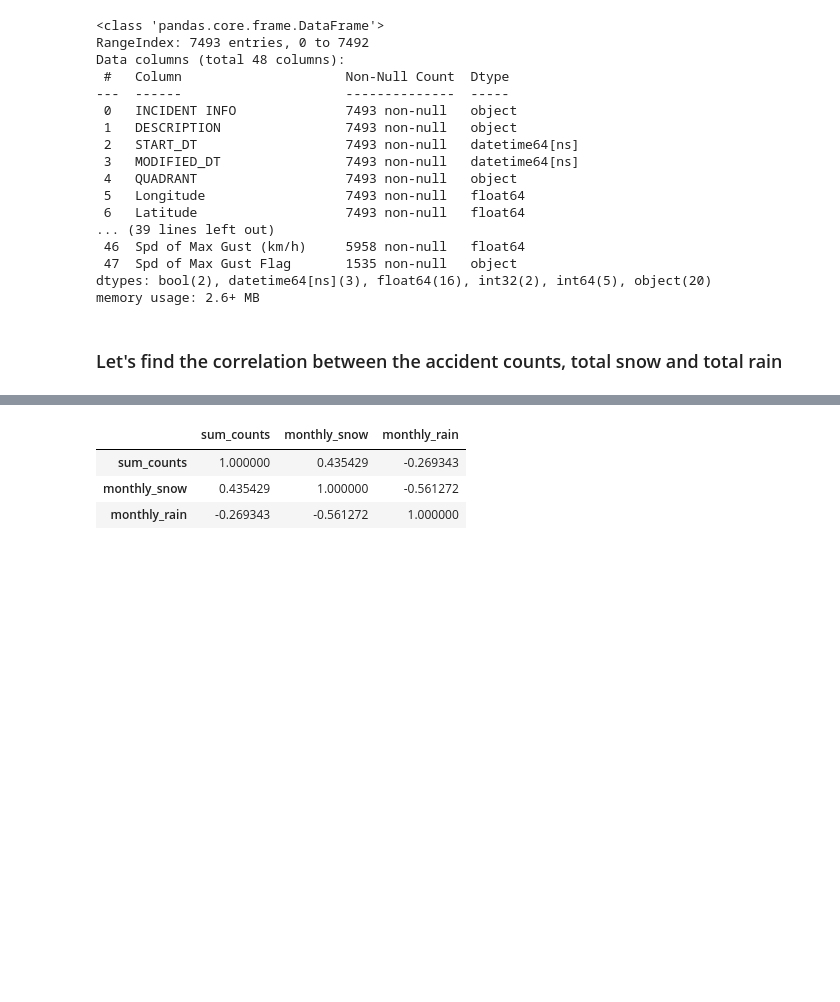
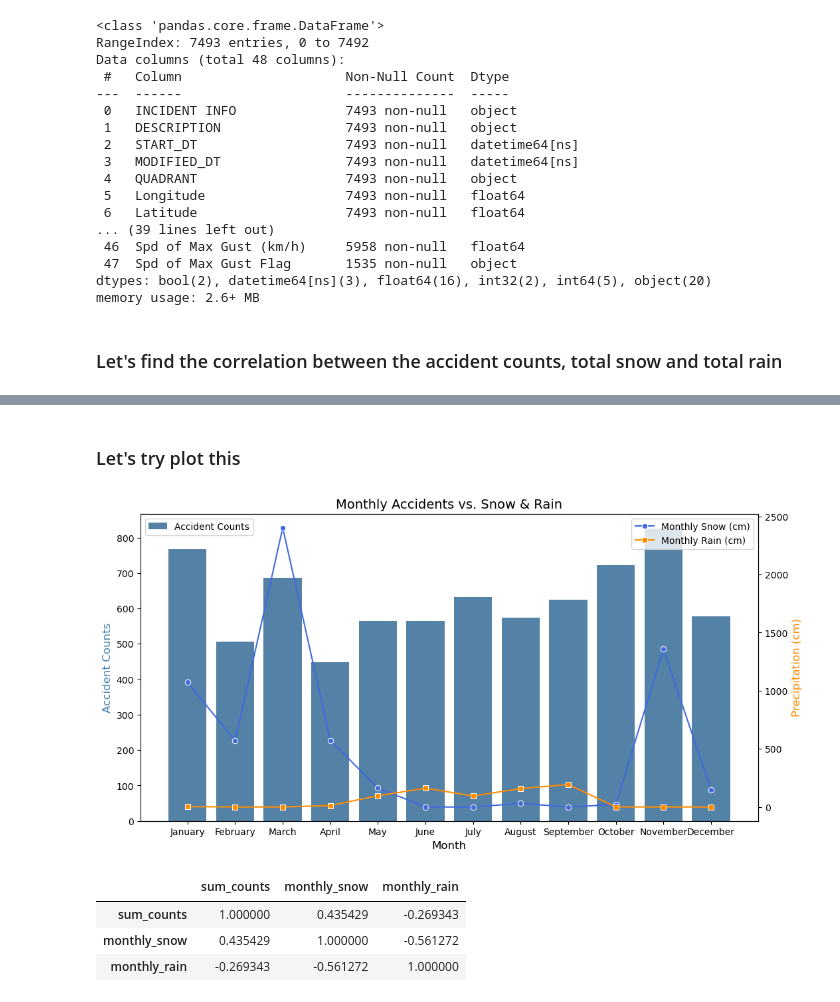
Before and after one commit to aliUofCafkhami/601-Project, a Jupyter notebook: Project 601.ipynb, the cells around one changed output, grey strips where cells are left out. Cells and saved outputs as stored; diff of their text form; code cells hidden in the pictures; blank space fills up the shorter version.

```diff
--- a/Project 601.ipynb
+++ b/Project 601.ipynb
@@ -490,3 +498,35 @@ df_correlation
+# %% [markdown]
+### Let's try plot this
+# %%
+fig, ax1 = plt.subplots(figsize=(12, 6))
+
+# Bar plot for accident counts
+sns.barplot(x="Month_x", y="sum_counts", data=df_correlation, ax=ax1, color="steelblue", label="Accident Counts")
+
+# Create a second y-axis
+ax2 = ax1.twinx()
+
+# Line plot for snow and rain
+sns.lineplot(x="Month_x", y="monthly_snow", data=df_correlation, ax=ax2, marker="o", color="royalblue", label="Monthly Snow (cm)")
+sns.lineplot(x="Month_x", y="monthly_rain", data=df_correlation, ax=ax2, marker="s", color="darkorange", label="Monthly Rain (cm)")
+
+# Labels and titles
+ax1.set_ylabel("Accident Counts", color="steelblue", fontsize=12)
+ax2.set_ylabel("Precipitation (cm)", color="darkorange", fontsize=12)
+ax1.set_xlabel("Month", fontsize=12)
+ax1.set_title("Monthly Accidents vs. Snow & Rain", fontsize=14)
+
+# Rotate x-axis labels
+plt.xticks(rotation=45)
+
+# Legends
+ax1.legend(loc="upper left")
+ax2.legend(loc="upper right")
+
+# Show the plot
+plt.show()
+# %% [output]
+[figure, added]
 # %%
 columns_of_interest = ['sum_counts', 'monthly_snow', 'monthly_rain']
 df_corr = df_correlation[columns_of_interest].corr()
```
Also changed, not shown: parts of 3 cells of this notebook.
